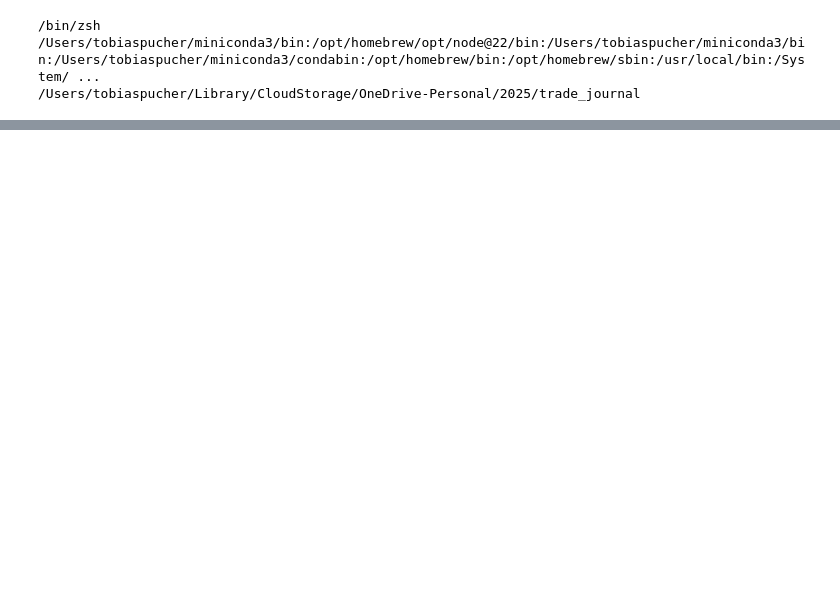
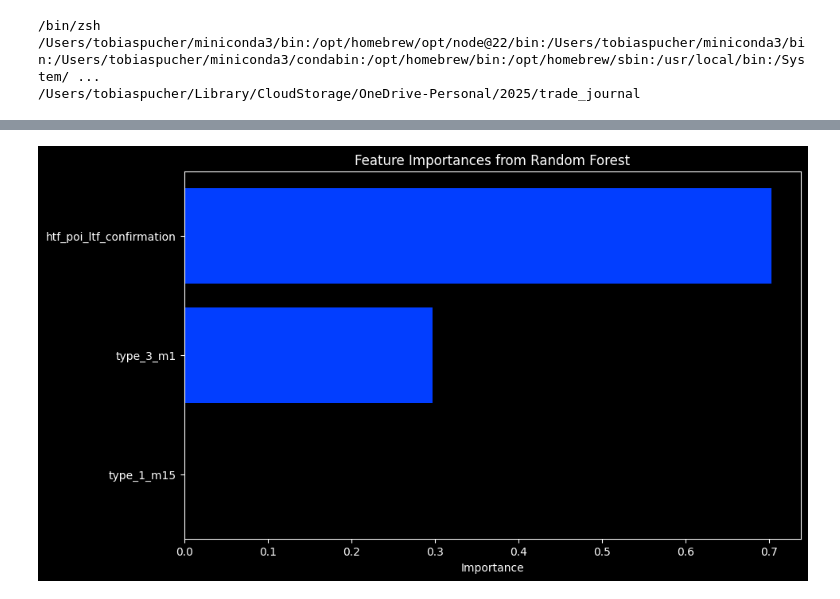
Before and after one commit to put101/trade_journal, a Jupyter notebook: analysis.ipynb, the cells around one changed output, grey strips where cells are left out. Cells and saved outputs as stored; diff of their text form; code cells hidden in the pictures; blank space fills up the shorter version.

Commit message:
analysis: add analysis.py and test_analysis.py

```diff
--- a/analysis.ipynb
+++ b/analysis.ipynb
@@ -300,0 +224,7 @@ Categories (2, bool): [False, True]
+# %%
+full_df = get_full_df()
+#rename return column to return_points
+full_df = full_df[full_df['account'] == 'test_account']
+full_df = full_df.rename(columns={'return': 'return_points'})
+print(np.sort(full_df.columns))
+full_df
@@ -300,0 +290,31 @@ Categories (2, bool): [False, True]
+# %%
+from sklearn.ensemble import RandomForestClassifier
+import matplotlib.pyplot as plt
+import pandas as pd
+
+# Define features and target
+X = full_df[['type_3_m1', 'type_1_m15', 'htf_poi_ltf_confirmation']]
+y = full_df['outcome']
+
+# Initialize and fit the model
+rf = RandomForestClassifier()
+rf.fit(X, y)
+
+# Get feature importances
+importances = rf.feature_importances_
+feature_names = X.columns
+
+# Create a DataFrame
+feature_importances = pd.DataFrame({'Feature': feature_names, 'Importance': importances})
+
+# Sort and plot
+feature_importances = feature_importances.sort_values(by='Importance', ascending=False)
+plt.figure(figsize=(10,6))
+plt.barh(feature_importances['Feature'], feature_importances['Importance'])
+plt.xlabel('Importance')
+plt.title('Feature Importances from Random Forest')
+plt.gca().invert_yaxis()
+
+plt.show()
+# %% [output]
+[figure, added]
```
Also changed, not shown: parts of 14 cells of this notebook, 48 other files.
